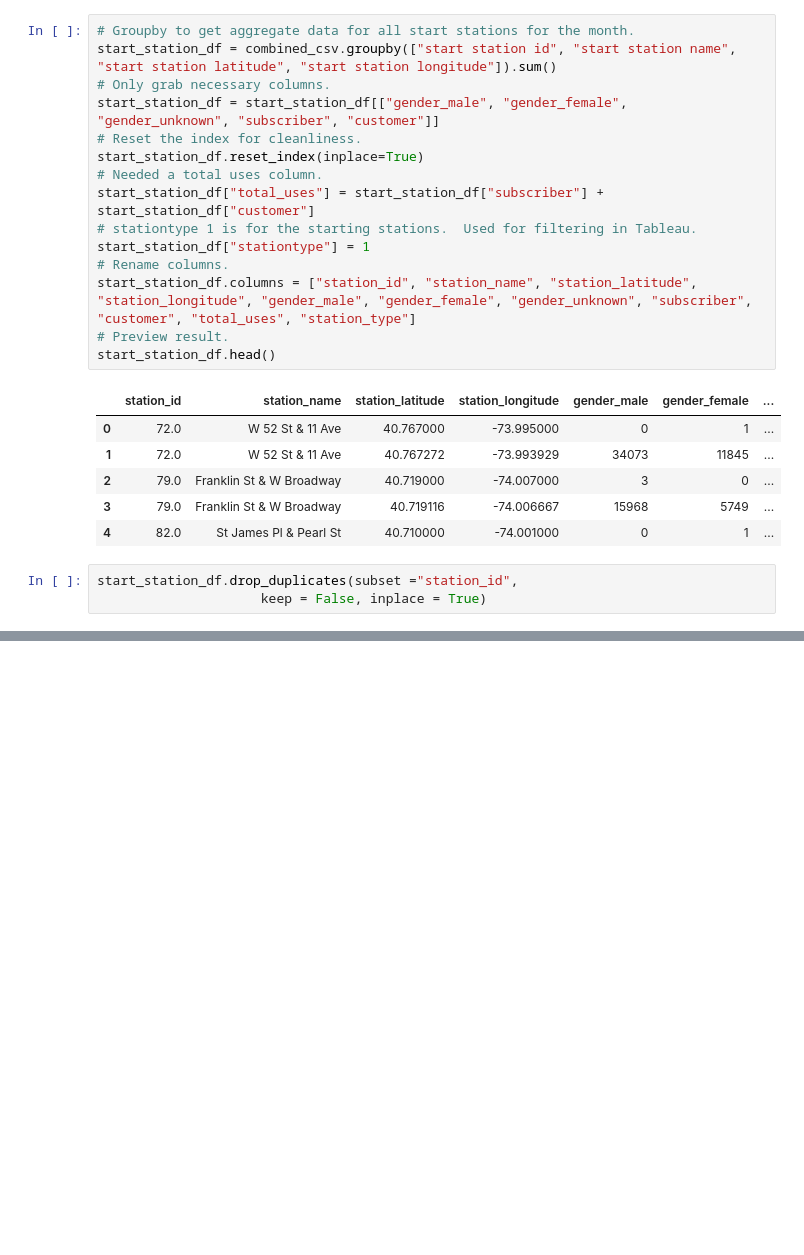
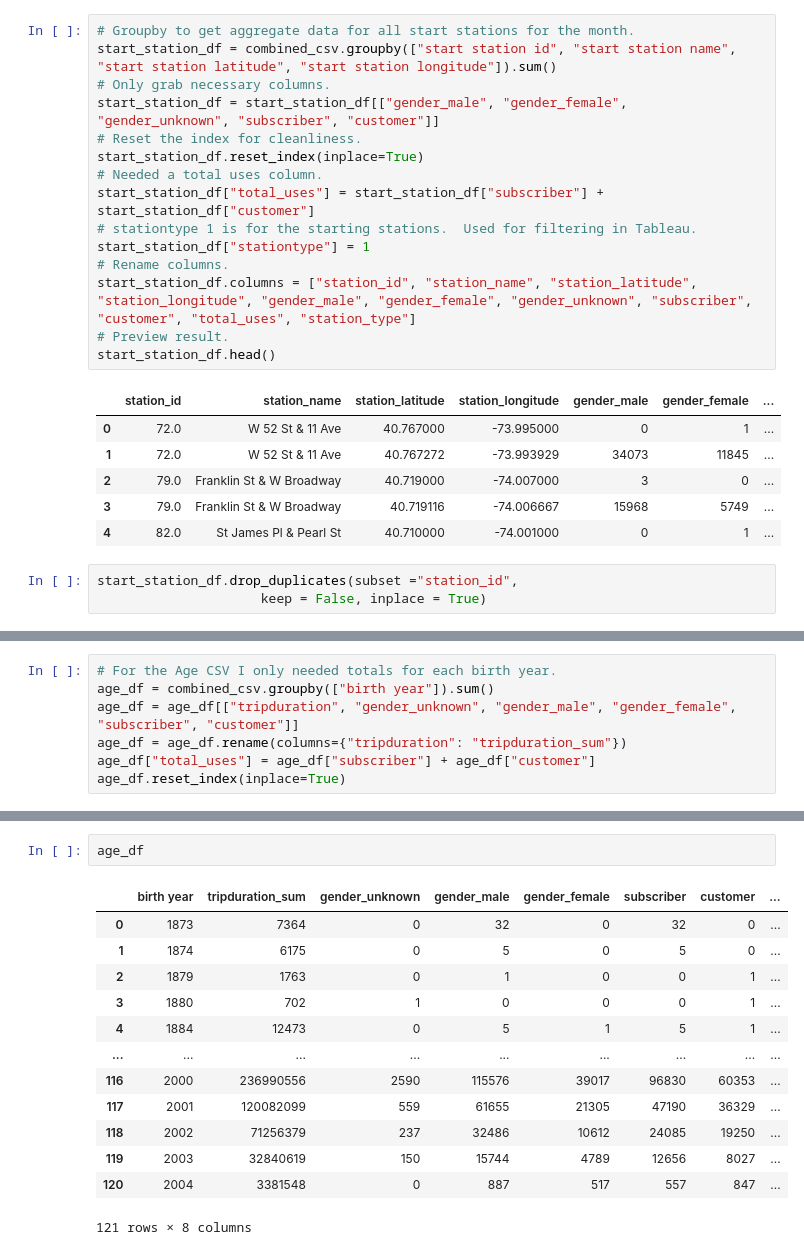
Before and after one commit to SaltireSequence/tableau-citi-bike-analysis, a Jupyter notebook: citi-bike-data-transformation.ipynb, the cells around one changed output, grey strips where cells are left out. Saved outputs shown, nothing was run; the diff lists cells and outputs as text; blank space fills up the shorter version.

```diff
--- a/citi-bike-data-transformation.ipynb
+++ b/citi-bike-data-transformation.ipynb
@@ -100,0 +133,7 @@ end_station_df.head()
+# %%
+# For the Age CSV I only needed totals for each birth year.
+age_df = combined_csv.groupby(["birth year"]).sum()
+age_df = age_df[["tripduration", "gender_unknown", "gender_male", "gender_female", "subscriber", "customer"]]
+age_df = age_df.rename(columns={"tripduration": "tripduration_sum"})
+age_df["total_uses"] = age_df["subscriber"] + age_df["customer"]
+age_df.reset_index(inplace=True)
@@ -100,0 +147,16 @@ end_station_df.head()
+# %%
+age_df
+# %% [output]
+|  | birth year | tripduration_sum | gender_unknown | gender_male | gender_female | subscriber | customer | ... |
+| 0 | 1873 | 7364 | 0 | 32 | 0 | 32 | 0 | ... |
+| 1 | 1874 | 6175 | 0 | 5 | 0 | 5 | 0 | ... |
+| 2 | 1879 | 1763 | 0 | 1 | 0 | 0 | 1 | ... |
+| 3 | 1880 | 702 | 1 | 0 | 0 | 0 | 1 | ... |
+| 4 | 1884 | 12473 | 0 | 5 | 1 | 5 | 1 | ... |
+| ... | ... | ... | ... | ... | ... | ... | ... | ... |
+| 116 | 2000 | 236990556 | 2590 | 115576 | 39017 | 96830 | 60353 | ... |
+| 117 | 2001 | 120082099 | 559 | 61655 | 21305 | 47190 | 36329 | ... |
+| 118 | 2002 | 71256379 | 237 | 32486 | 10612 | 24085 | 19250 | ... |
+| 119 | 2003 | 32840619 | 150 | 15744 | 4789 | 12656 | 8027 | ... |
+| 120 | 2004 | 3381548 | 0 | 887 | 517 | 557 | 847 | ... |
+121 rows × 8 columns
```
Also changed, not shown: parts of 6 cells of this notebook.
